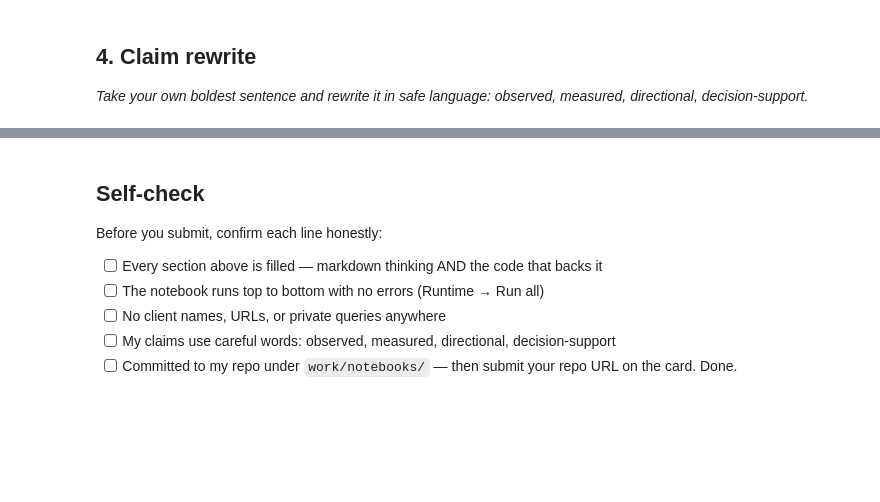
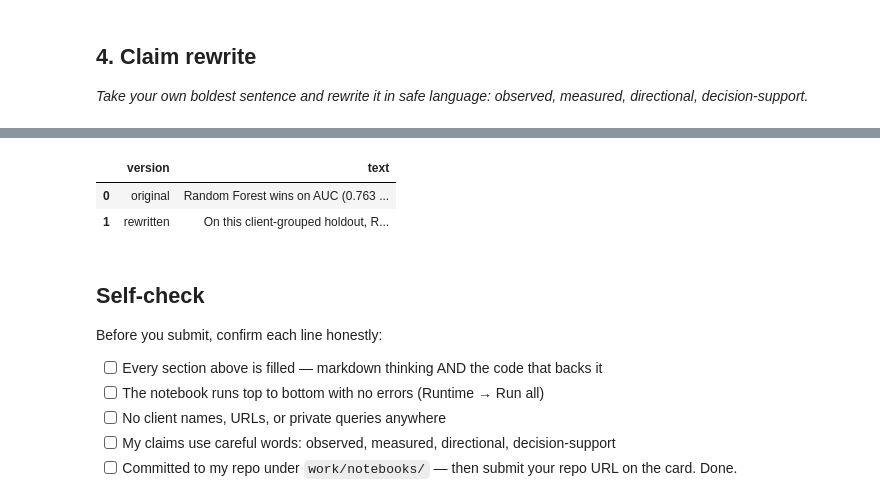
Before and after one commit to abdulhadi2005ag-cmd/flyrank-ml-internship-hadii, a Jupyter notebook: work/notebooks/w06_validation_audit.ipynb, the cells around one changed output, grey strips where cells are left out. Cells and saved outputs as stored; diff of their text form; code cells hidden in the pictures; blank space fills up the shorter version.

```diff
--- a/work/notebooks/w06_validation_audit.ipynb
+++ b/work/notebooks/w06_validation_audit.ipynb
@@ -37,3 +333,15 @@ This skeleton is yours to fill. Work the sections **in order** — each one has
+# %%
+# This cell is for CODE (numbers, a query, a check).
+# Write your text answer in the cell ABOVE this one — typing sentences here breaks Run All.
+claim_rewrite = pd.DataFrame([
+    {"version": "original", "text": "Random Forest wins on AUC (0.763 vs LR's 0.725) and ties LR on precision@50 (0.84), so it's my pick."},
+    {"version": "rewritten", "text": "On this client-grouped holdout, Random Forest measured a higher AUC than Logistic Regression (0.763 vs 0.725) and matched it on precision@50. Based on this single split, it is my working choice for further testing, not a proven superior method."},
+])
+claim_rewrite
+# %% [output]
+|  | version | text |
+| 0 | original | Random Forest wins on AUC (0.763 ... |
+| 1 | rewritten | On this client-grouped holdout, R... |
 # %% [markdown]
 ## Self-check
 
```
Also changed, not shown: parts of 15 cells of this notebook.
